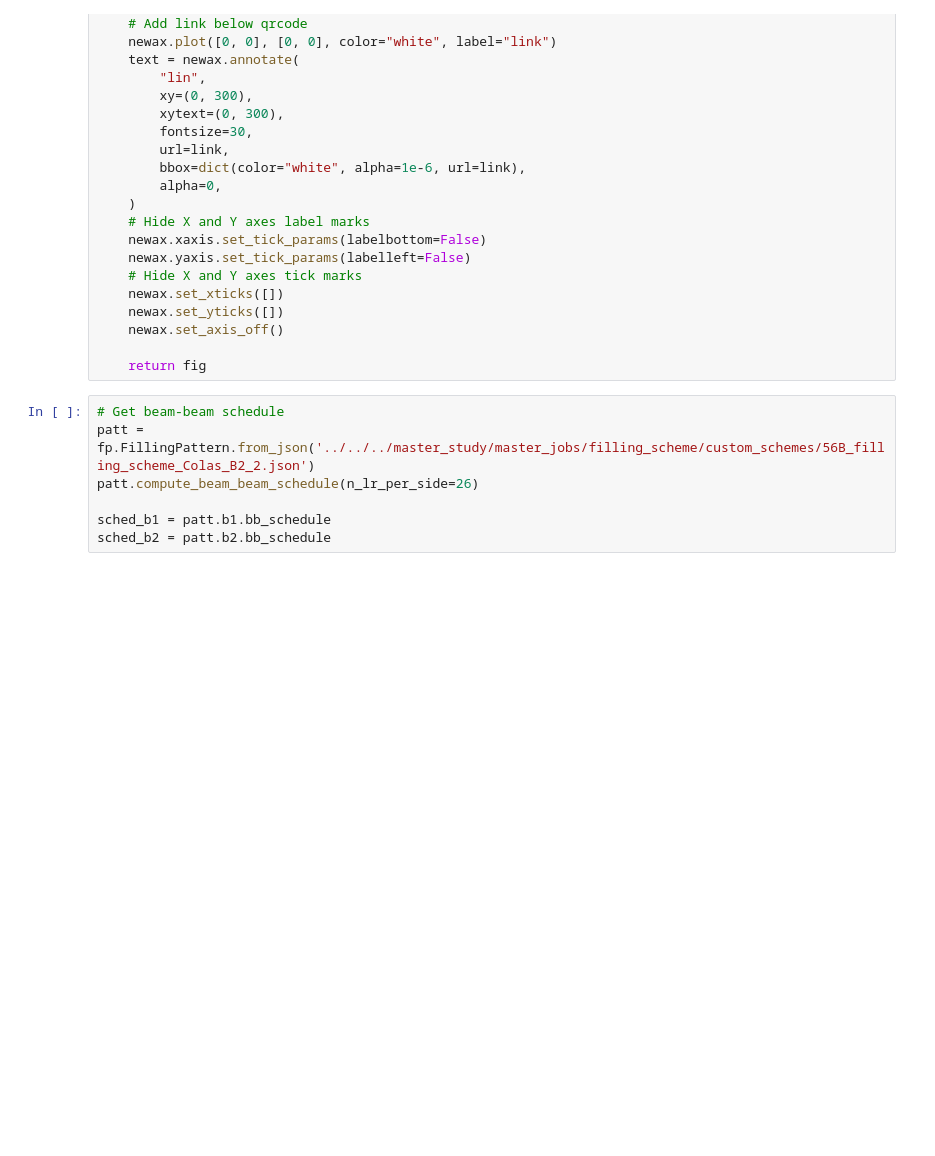
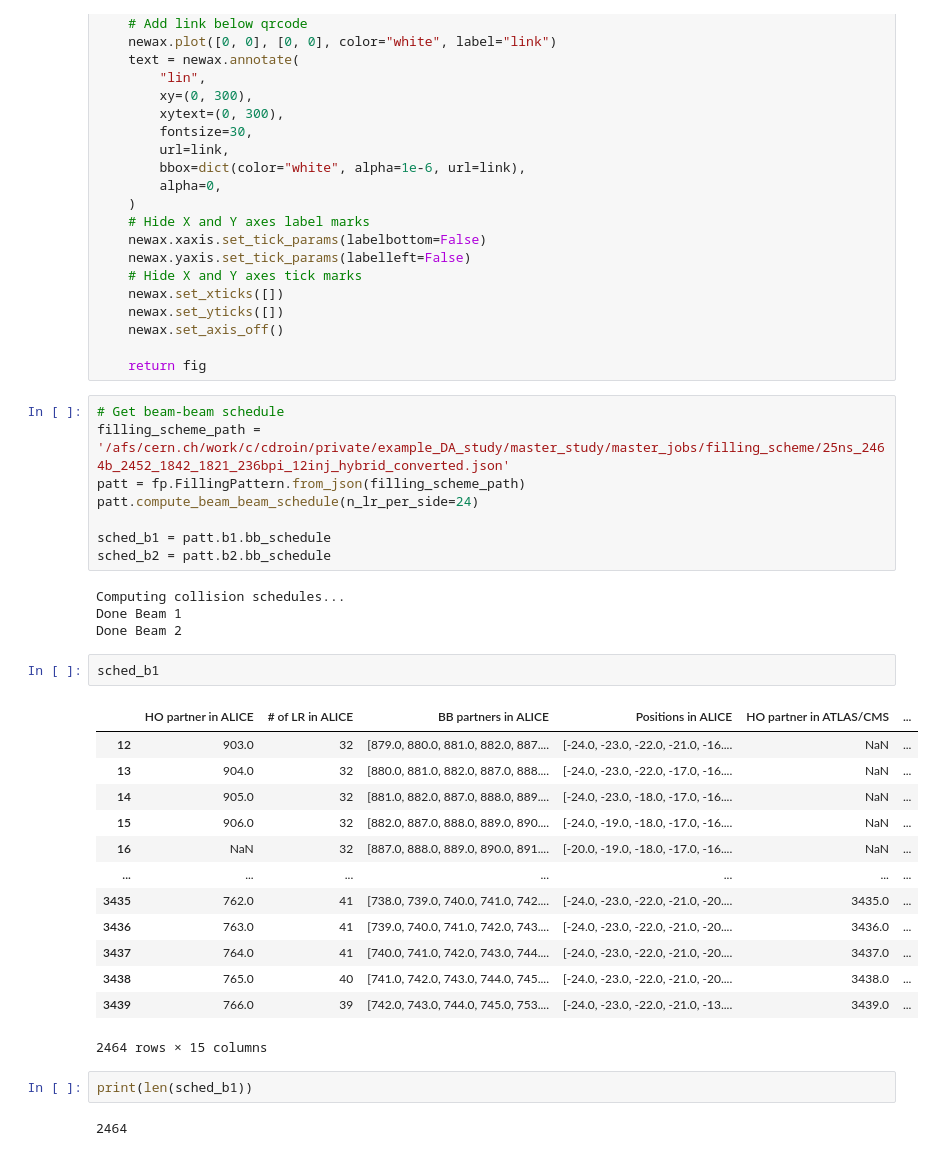
Before and after one commit to ColasDroin/analysis_filling_scheme, a Jupyter notebook: find_identical_bunches.ipynb, the cells around one changed output. Saved outputs shown, nothing was run; the diff lists cells and outputs as text; blank space fills up the shorter version.

Commit message:
Update to rewrite filling scheme

```diff
--- a/find_identical_bunches.ipynb
+++ b/find_identical_bunches.ipynb
@@ -60,8 +59,33 @@ def add_QR_code(fig, link):
     return fig
 # %%
 # Get beam-beam schedule
-patt = fp.FillingPattern.from_json('../../../master_study/master_jobs/filling_scheme/custom_schemes/56B_filling_scheme_Colas_B2_2.json')
-patt.compute_beam_beam_schedule(n_lr_per_side=26)
+filling_scheme_path = '/afs/cern.ch/work/c/cdroin/private/example_DA_study/master_study/master_jobs/filling_scheme/25ns_2464b_2452_1842_1821_236bpi_12inj_hybrid_converted.json'
+patt = fp.FillingPattern.from_json(filling_scheme_path)
+patt.compute_beam_beam_schedule(n_lr_per_side=24)
 
 sched_b1 = patt.b1.bb_schedule
 sched_b2 = patt.b2.bb_schedule
+# %% [output]
+Computing collision schedules...
+Done Beam 1
+Done Beam 2
+# %%
+sched_b1
+# %% [output]
+|  | HO partner in ALICE | # of LR in ALICE | BB partners in ALICE | Positions in ALICE | HO partner in ATLAS/CMS | ... |
+| 12 | 903.0 | 32 | [879.0, 880.0, 881.0, 882.0, 887.... | [-24.0, -23.0, -22.0, -21.0, -16.... | NaN | ... |
+| 13 | 904.0 | 32 | [880.0, 881.0, 882.0, 887.0, 888.... | [-24.0, -23.0, -22.0, -17.0, -16.... | NaN | ... |
+| 14 | 905.0 | 32 | [881.0, 882.0, 887.0, 888.0, 889.... | [-24.0, -23.0, -18.0, -17.0, -16.... | NaN | ... |
+| 15 | 906.0 | 32 | [882.0, 887.0, 888.0, 889.0, 890.... | [-24.0, -19.0, -18.0, -17.0, -16.... | NaN | ... |
+| 16 | NaN | 32 | [887.0, 888.0, 889.0, 890.0, 891.... | [-20.0, -19.0, -18.0, -17.0, -16.... | NaN | ... |
+| ... | ... | ... | ... | ... | ... | ... |
+| 3435 | 762.0 | 41 | [738.0, 739.0, 740.0, 741.0, 742.... | [-24.0, -23.0, -22.0, -21.0, -20.... | 3435.0 | ... |
+| 3436 | 763.0 | 41 | [739.0, 740.0, 741.0, 742.0, 743.... | [-24.0, -23.0, -22.0, -21.0, -20.... | 3436.0 | ... |
+| 3437 | 764.0 | 41 | [740.0, 741.0, 742.0, 743.0, 744.... | [-24.0, -23.0, -22.0, -21.0, -20.... | 3437.0 | ... |
+| 3438 | 765.0 | 40 | [741.0, 742.0, 743.0, 744.0, 745.... | [-24.0, -23.0, -22.0, -21.0, -20.... | 3438.0 | ... |
+| 3439 | 766.0 | 39 | [742.0, 743.0, 744.0, 745.0, 753.... | [-24.0, -23.0, -22.0, -21.0, -13.... | 3439.0 | ... |
+2464 rows × 15 columns
+# %%
+print(len(sched_b1))
+# %% [output]
+2464
```
Also changed, not shown: parts of 6 cells of this notebook.
